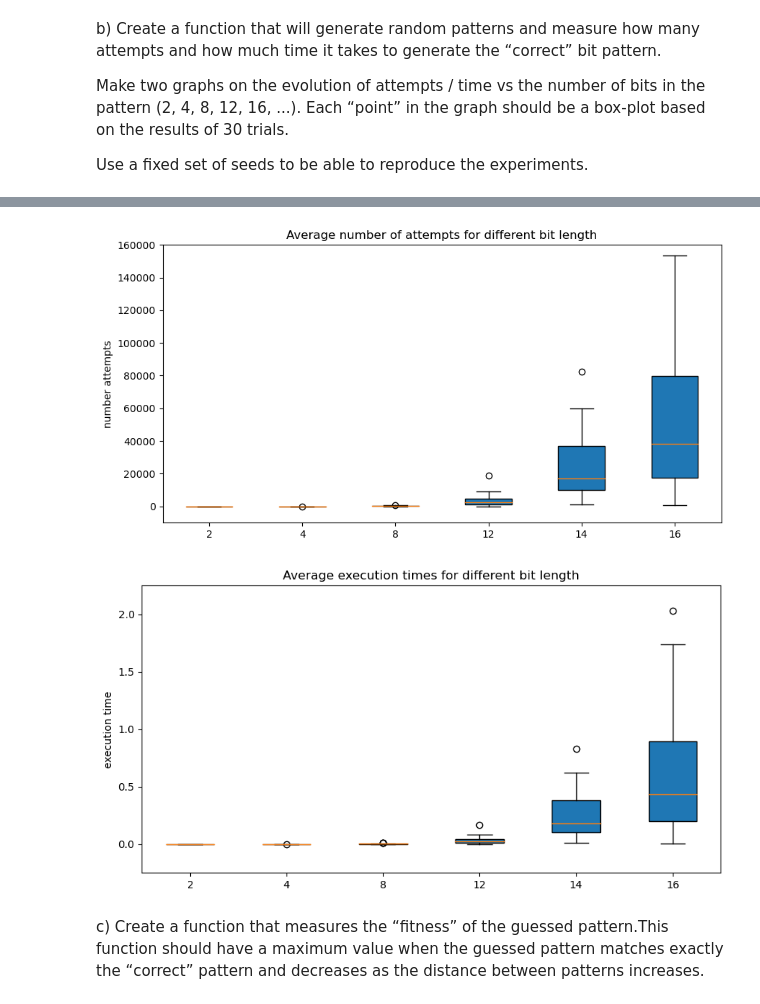
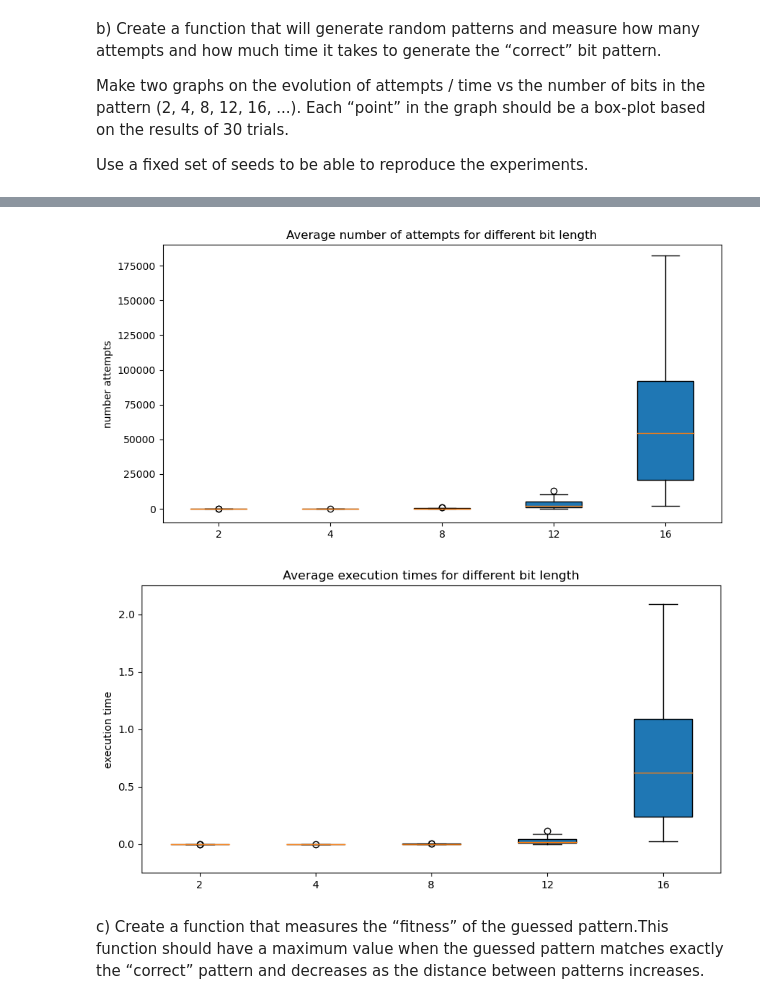
Before and after one commit to jelenameyer/IntroToMachineLearning, a Jupyter notebook: assignments/assignment4/a04.ipynb, the cells around one changed output, grey strips where cells are left out. Drawn from its saved outputs; the diff is of its cells as text; code cells hidden in the pictures.

```diff
--- a/assignments/assignment4/a04.ipynb
+++ b/assignments/assignment4/a04.ipynb
@@ -14,7 +14,7 @@ import statistics
 
 a) Create a function that produces a random bit pattern of a specific size (the bit pattern may be coded as a string of 0s and 1s)
 # %%
-def createRandIntPattern(length):
+def createRandBitPattern(length):
     stringWithIntPattern = ""
     for i in range(length):
         integer = random.randint(0,1)
@@ -32,9 +32,9 @@ def regenerateBitPattern(correctBitPattern):
     startTime = time.time()
     count = 0
     length = len(correctBitPattern)
-    generatedBitPattern = createRandIntPattern(length)
+    generatedBitPattern = createRandBitPattern(length)
     while generatedBitPattern != correctBitPattern:
-        generatedBitPattern = createRandIntPattern(length)
+        generatedBitPattern = createRandBitPattern(length)
         count += 1
     endTime = time.time()
     executionTime = endTime - startTime
@@ -46,7 +46,7 @@ def getAverageCountsAndTimes(listNumberBits, searchTechnique, giveMeans = False)
     allBitesAllExecutionTimes = []
     for numberBits in listNumberBits:
         random.seed(13000)
-        correctBitPattern = createRandIntPattern(numberBits)
+        correctBitPattern = createRandBitPattern(numberBits)
         lengthBitPattern = len(correctBitPattern)
         oneBiteAllCounts = []
         oneBiteAllExecutionTimes = []
@@ -54,10 +54,10 @@ def getAverageCountsAndTimes(listNumberBits, searchTechnique, giveMeans = False)
             if searchTechnique == "random":
                 count, executionTime = regenerateBitPattern(correctBitPattern)
             elif searchTechnique == "mutationRandom":
-                randomBitPattern = createRandIntPattern(lengthBitPattern)
+                randomBitPattern = createRandBitPattern(lengthBitPattern)
                 randomBitPattern, count, fitness, executionTime = getCorrectPatternWithMutations(correctBitPattern, randomBitPattern, onlyFitterMutations = False)
             elif searchTechnique == "mutationIfBetter":
-                randomBitPattern = createRandIntPattern(lengthBitPattern)
+                randomBitPattern = createRandBitPattern(lengthBitPattern)
                 randomBitPattern, count, fitness, executionTime = getCorrectPatternWithMutations(correctBitPattern, randomBitPattern, onlyFitterMutations = True)
             else:
                 print("please choose a valid option: 'random', 'mutationRandom', 'mutationIfBetter' or 'crossover' ")
@@ -87,8 +87,7 @@ def getAverageCountsAndTimes(listNumberBits, searchTechnique, giveMeans = False)
     return (allBitesAllCounts, allBitesAllExecutionTimes)
 # %%
 # give mean attempt number and execution time
-
-listNumberBits = [2, 4, 8, 12, 14, 16]
+listNumberBits = [2, 4, 8, 12, 16]
 allBitesAllCountsRandom, allBitesAllExecutionTimesRandom,  meansOfAttemptsRandom, meansOfExecutionTimesRandom = getAverageCountsAndTimes(listNumberBits = listNumberBits, searchTechnique = "random", giveMeans = True)
 # %% [output]
 Mean number attempts:
@@ -123,25 +120,25 @@ plotGraph(yCoordinate = meansOfExecutionTimesRandom, title = 'Average execution
 # %%
 # visualise attempts
 def plotBoxplot(boxBlotContent, title, yLabel, labels = listNumberBits, yLim = None):
     fig, ax = plt.subplots(figsize=(10,5))
     ax.set_ylabel(yLabel)
     ax.set_title(title)
     bplot = ax.boxplot(boxBlotContent,
-                    labels = listNumberBits,
+                    labels = labels,
                     patch_artist=True,
                     whis=1.5)
     if yLim != None:
         ax.set_ylim(yLim)
 
     plt.show()
 
-plotBoxplot(boxBlotContent = allBitesAllCountsRandom, title = 'Average number of attempts for different bit length', yLabel = "number attempts", labels = listNumberBits, yLim = [-10000, 160000])
+plotBoxplot(boxBlotContent = allBitesAllCountsRandom, title = 'Average number of attempts for different bit length', yLabel = "number attempts", labels = listNumberBits, yLim = [-10000, 190000])
 # %% [output]
-[figure, old version]
+[figure, new version]
 # %%
 plotBoxplot(boxBlotContent = allBitesAllExecutionTimesRandom, title = 'Average execution times for different bit length', yLabel = "execution time", labels = listNumberBits, yLim = [-0.25, 2.25])
 # %% [output]
-[figure, old version]
+[figure, new version]
 # %% [markdown]
 c) Create a function that measures the “fitness” of the guessed pattern.This function should have a maximum value when the guessed pattern matches exactly the “correct” pattern and decreases as the distance between patterns increases.
 # %%
```
Also changed, not shown: parts of 36 cells of this notebook.
